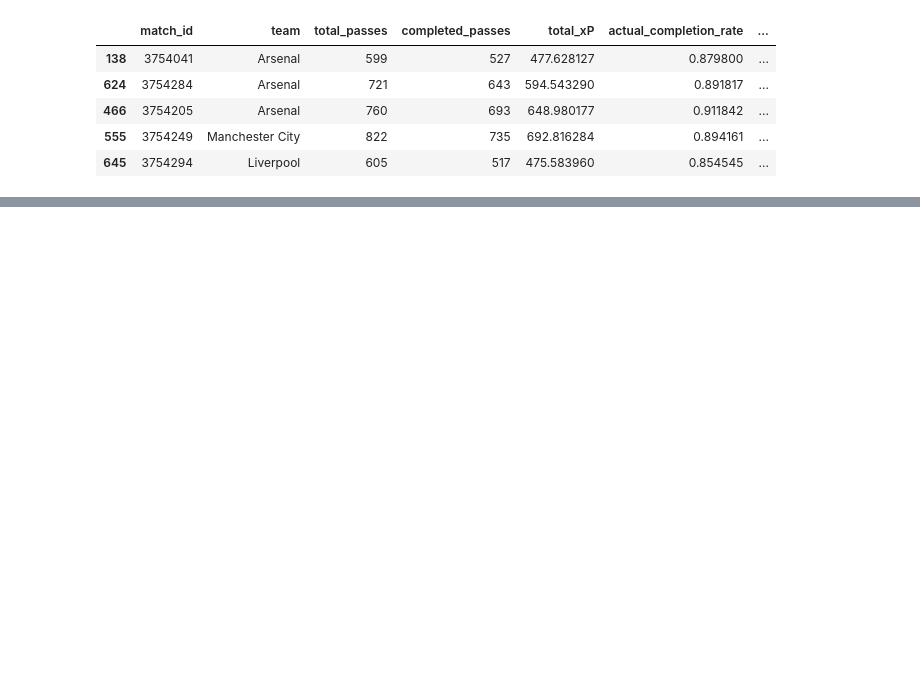
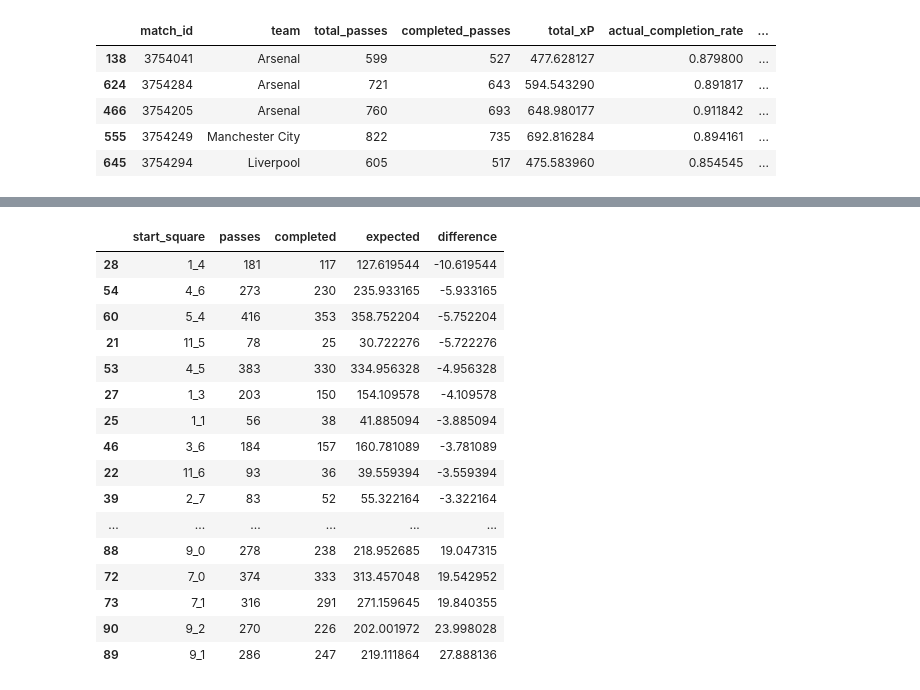
Before and after one commit to vickyfriss/Football-analytics, a Jupyter notebook: 202604 - 1 - Building Expected Passes xP for Men Top 5 Leagues.ipynb, the cells around one changed output, grey strips where cells are left out. Saved outputs shown, nothing was run; the diff lists cells and outputs as text; code cells hidden in the pictures; blank space fills up the shorter version.

```diff
--- a/202604 - 1 - Building Expected Passes xP for Men Top 5 Leagues.ipynb
+++ b/202604 - 1 - Building Expected Passes xP for Men Top 5 Leagues.ipynb
@@ -1836,0 +1920,33 @@ Players underperforming xP
+# %%
+zone_analysis = (
+    chelsea_df
+    .groupby("start_square")
+    .agg(
+        passes=("Outcome","count"),
+        completed=("Outcome","sum"),
+        expected=("xP_calibrated","sum")
+    )
+    .reset_index()
+)
+
+zone_analysis["difference"] = zone_analysis["completed"] - zone_analysis["expected"]
+
+zone_analysis.sort_values("difference")
+# %% [output]
+|  | start_square | passes | completed | expected | difference |
+| 28 | 1_4 | 181 | 117 | 127.619544 | -10.619544 |
+| 54 | 4_6 | 273 | 230 | 235.933165 | -5.933165 |
+| 60 | 5_4 | 416 | 353 | 358.752204 | -5.752204 |
+| 21 | 11_5 | 78 | 25 | 30.722276 | -5.722276 |
+| 53 | 4_5 | 383 | 330 | 334.956328 | -4.956328 |
+| 27 | 1_3 | 203 | 150 | 154.109578 | -4.109578 |
+| 25 | 1_1 | 56 | 38 | 41.885094 | -3.885094 |
+| 46 | 3_6 | 184 | 157 | 160.781089 | -3.781089 |
+| 22 | 11_6 | 93 | 36 | 39.559394 | -3.559394 |
+| 39 | 2_7 | 83 | 52 | 55.322164 | -3.322164 |
+| ... | ... | ... | ... | ... | ... |
+| 88 | 9_0 | 278 | 238 | 218.952685 | 19.047315 |
+| 72 | 7_0 | 374 | 333 | 313.457048 | 19.542952 |
+| 73 | 7_1 | 316 | 291 | 271.159645 | 19.840355 |
+| 90 | 9_2 | 270 | 226 | 202.001972 | 23.998028 |
+| 89 | 9_1 | 286 | 247 | 219.111864 | 27.888136 |
```
Also changed, not shown: parts of 5 cells of this notebook.
